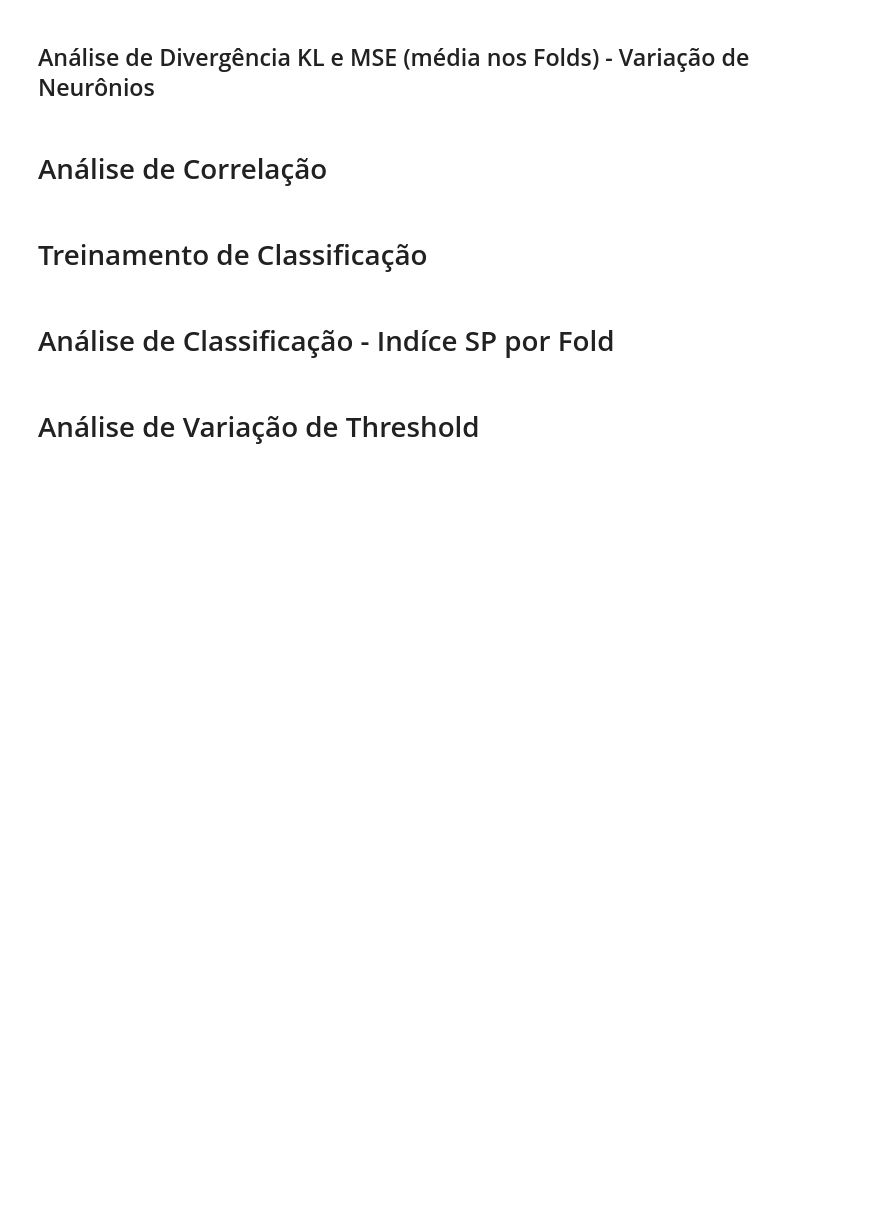
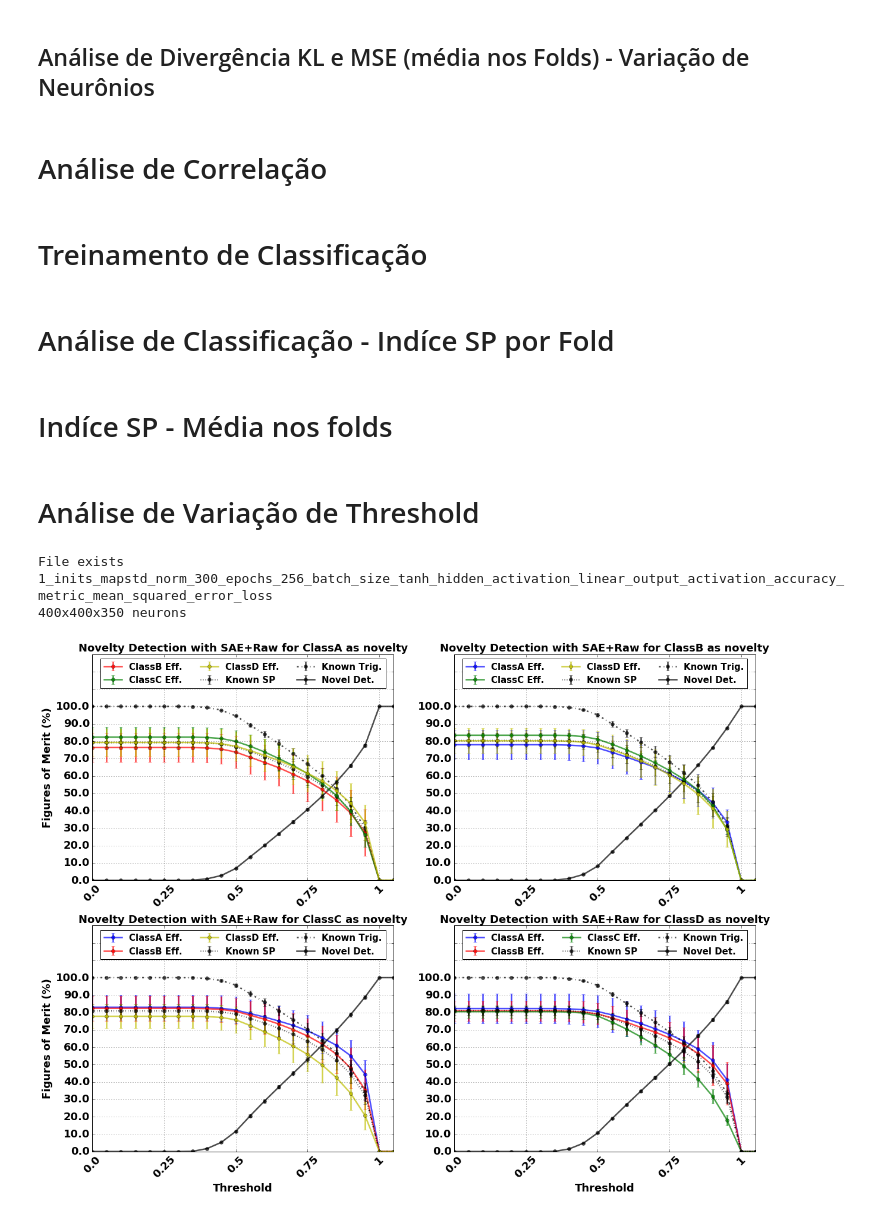
Before and after one commit to natmourajr/SonarAnalysis, a Jupyter notebook: Packages/NoveltyDetection/StackedAutoEncoders/SAERawDataClassificationAnalysis.ipynb, the cells around one changed output. Drawn from its saved outputs; the diff is of its cells as text; code cells hidden in the pictures; blank space fills up the shorter version.

Commit message:
Updates in TrainNetwork.py and TrainClassifer.py, and new analysis for Novelty Det with SAE

```diff
--- a/Packages/NoveltyDetection/StackedAutoEncoders/SAERawDataClassificationAnalysis.ipynb
+++ b/Packages/NoveltyDetection/StackedAutoEncoders/SAERawDataClassificationAnalysis.ipynb
@@ -130,6 +130,8 @@ else:
     all_data = balanced_data
     all_trgt = balanced_trgt
 
+    class_labels_txt = ['ClassA', 'ClassB', 'ClassC', 'ClassD']
+
     # turn targets in sparse mode
     from keras.utils import np_utils
     trgt_sparse = np_utils.to_categorical(all_trgt.astype(int))
@@ -213,8 +224,8 @@ layer = 1
 
 n_folds = len(CVO[inovelty])
 
-# hidden_neurons = range(400,0,-50) + [2]
-hidden_neurons = [20]
+hidden_neurons = range(400,0,-50) + [2]
+# hidden_neurons = [20]
 
 print "Neurons Topology: ", hidden_neurons
 print "Layer: %i"%layer
@@ -1787,7 +1797,7 @@ for ineuron in [20]:
 %matplotlib inline
 
 # Choose layer
-layer = 2
+layer = 1
 
 # Choose neurons topology
 hidden_neurons = range(400,0,-50) + [2]
@@ -1919,6 +1929,8 @@ for ifold in range(n_folds):
     m_ax[irow, icolumn].legend()
     plt.tight_layout()
 plt.show()
+# %% [markdown]
+# Indíce SP - Média nos folds
 # %%
 # Neuron variation x SP Index (Mean at Folds)
 %matplotlib inline
@@ -2054,3 +2073,5 @@ plt.show()
+# %%
+labels = ['A', 'B', 'C', 'D']
 # %%
 # Neuron variation x SP Index and KL Divergence - Mean Value at Folds
 %matplotlib inline
@@ -2179,8 +2200,8 @@ current_analysis = 'figures_of_merit'
 
 analysis_file_name='%s/%s/%s_novelty_detection_%s_neurons_thr_sweep.jbl'%(results_path,analysis_str,analysis_name, neurons_str)
 
-if os.path.exists(analysis_file_name):
-        os.remove(analysis_file_name)
+# if os.path.exists(analysis_file_name):
+#         os.remove(analysis_file_name)
 
 if not os.path.exists(analysis_file_name):
 
@@ -2292,47 +2313,53 @@ for inovelty, novelty_class in enumerate(np.unique(all_trgt)):
                         np.std(novelty_eff[inovelty], axis=0),fmt='o-',
                         color='k',alpha=0.7,linewidth=2.5,
                         label='Novel Det.')
-            ax.errorbar(thr_mat,np.mean(known_acc[inovelty], axis=0),
-                        np.std(known_acc[inovelty], axis=0),fmt='o--',
-                        color='k',alpha=0.7,linewidth=2.5,
-                        label='Known Acc.')
+#             ax.errorbar(thr_mat,np.mean(known_acc[inovelty], axis=0),
+#                         np.std(known_acc[inovelty], axis=0),fmt='o--',
+#                         color='k',alpha=0.7,linewidth=2.5,
+#                         label='Known Acc.')
             ax.errorbar(thr_mat,np.mean(known_sp[inovelty], axis=0),
                         np.std(known_sp[inovelty], axis=0),fmt='o:',
                         color='k',alpha=0.7,linewidth=2.5,
                         label='Known SP')
-#             ax.errorbar(thr_mat,np.mean(known_trig[inovelty], axis=0),
-#                         np.std(known_trig[inovelty], axis=0),fmt='o-.',
-#                         color='k',alpha=0.7,linewidth=2.5,
-#                         label='Known Trig.')
+            ax.errorbar(thr_mat,np.mean(known_trig[inovelty], axis=0),
+                        np.std(known_trig[inovelty], axis=0),fmt='o-.',
+                        color='k',alpha=0.7,linewidth=2.5,
+                        label='Known Trig.')
         else:
             ax.errorbar(thr_mat,np.mean(class_eff[inovelty][:, iclass, :], axis=0),
                         np.std(class_eff[inovelty][:, iclass, :], axis=0),fmt='o-',
                         color=m_colors[int(m_class)],alpha=0.7,linewidth=2.5,
-                       label='C%i Eff.'%(int(iclass)))
-    ax.set_xticks(thr_mat)
-    ax.set_xticklabels(thr_mat,rotation=45, fontsize=18)
-    ax.set_title('Class %i as the novelty'%inovelty,fontsize=18,weight='bold')
+                       label='%s Eff.'%(class_labels_txt[iclass]))
+    ax.set_xticks([0.0,0.25,0.5,0.75,1])
+    ax.set_xticklabels([0.0,0.25,0.5,0.75,1],rotation=45, fontsize=18)
+    ax.set_title('Novelty Detection with SAE+Raw for %s as novelty'%class_labels_txt[inovelty],fontsize=18,weight='bold')
     ax.set_xlim([np.min(thr_mat), np.max(thr_mat)])
 
     ax.set_ylim([0.0, 1.3])
     y_ticks = np.arange(0.0,1.3,0.1)
     ax.set_yticks(np.round(y_ticks,2))
     ax.set_yticklabels(100*np.round(y_ticks,2)[np.round(y_ticks,2)<=1.0],fontsize=18)
 
     ax.grid()
 
     if inovelty > 1:
         ax.set_xlabel('Threshold',fontsize=18,weight='bold')
     if inovelty == 0 or inovelty == 2:
-        ax.set_ylabel('Figures-of-Merit (%)',fontsize=18,weight='bold')
+        ax.set_ylabel('Figures of Merit (%)',fontsize=18,weight='bold')
 
     handles, labels = ax.get_legend_handles_labels()
     # sort both labels and handles by labels
     labels, handles = zip(*sorted(zip(labels, handles), key=lambda t: t[0]))
     ax.legend(handles, labels, ncol=3, loc='upper center')
 
     #Save the figure
-    file_name = pict_results_path+'/'+current_analysis+'_%s_neurons_'%(neurons_str)+trn_params.get_params_str()+'.png'
-    plt.savefig(file_name)
+    file_name = pict_results_path+'/'+current_analysis+'_%s_neurons_'%(neurons_str)+trn_params.get_params_str()+'.pdf'
+    plt.savefig(file_name, format='pdf')
+#     plt.show()
 print trn_params.get_params_str()
 print '%s neurons'%neurons_str
+# %% [output]
+File exists
+1_inits_mapstd_norm_300_epochs_256_batch_size_tanh_hidden_activation_linear_output_activation_accuracy_metric_mean_squared_error_loss
+400x400x350 neurons
+[figure, added]
```
Also changed, not shown: parts of 9 cells of this notebook, 2 other files.
